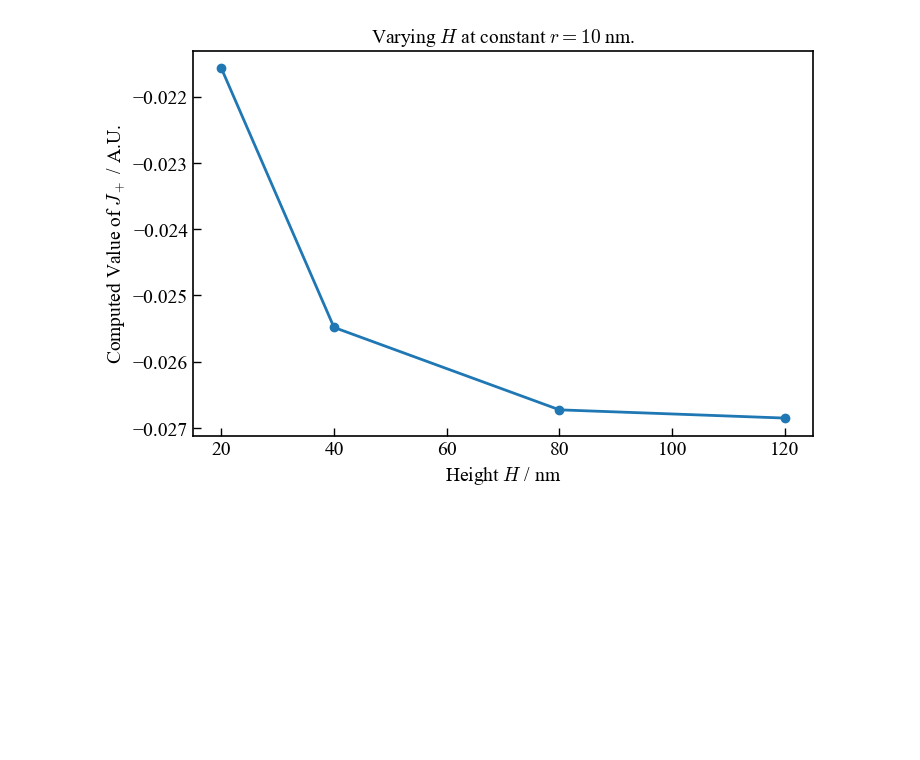
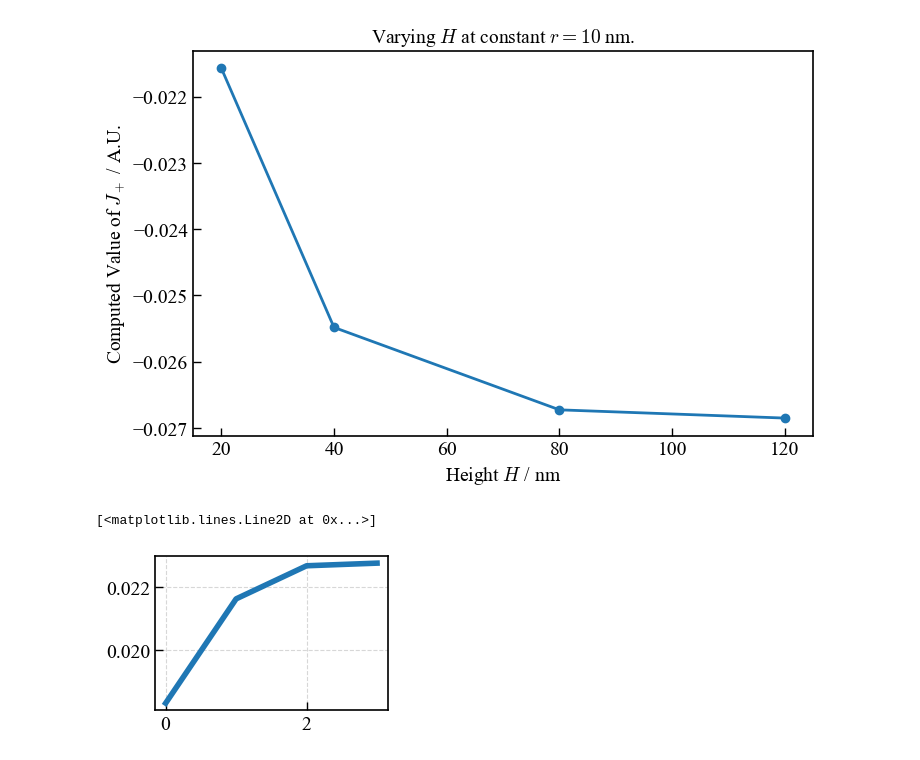
Before and after one commit to chloisu/SMPNP, a Jupyter notebook: scripts/plot/plot.ipynb, the cells around one changed output. Cells and saved outputs as stored; diff of their text form; code cells hidden in the pictures; blank space fills up the shorter version.

Commit message:
some edits to Snakefile and plots

```diff
--- a/scripts/plot/plot.ipynb
+++ b/scripts/plot/plot.ipynb
@@ -168,3 +168,13 @@ plt.grid()
 plt.show()
 # %% [output]
 [figure]
+# %%
+h20,flux_20 = analyze_integrals("/Users/nik/Documents/projects/2025_IonTrappingInCoatedSeparator_OSU_Collaboration/Data/postprocessing_outputs/20250506_r_10nm_h_20nm_l_50nm_phiT_50/",[20],filename_pattern="extract_pore_center_radius_line.csv",y_col="total_flux_cplus:0")
+h40,flux_40 = analyze_integrals("/Users/nik/Documents/projects/2025_IonTrappingInCoatedSeparator_OSU_Collaboration/Data/postprocessing_outputs/20250506_r_10nm_h_40nm_l_50nm_phiT_15/",[40],filename_pattern="extract_pore_center_radius_line.csv",y_col="total_flux_cplus:0")
+h80,flux_80 = analyze_integrals("/Users/nik/Documents/projects/2025_IonTrappingInCoatedSeparator_OSU_Collaboration/Data/postprocessing_outputs/20250506_r_10nm_h_80nm_l_50nm_phiT_15/",[80],filename_pattern="extract_pore_center_radius_line.csv",y_col="total_flux_cplus:0")
+h120,flux_120 = analyze_integrals("/Users/nik/Documents/projects/2025_IonTrappingInCoatedSeparator_OSU_Collaboration/Data/postprocessing_outputs/20250506_r_10nm_h_120nm_l_50nm_phiT_15/",[120],filename_pattern="extract_pore_center_radius_line.csv",y_col="total_flux_cplus:0")
+# %%
+plt.plot([flux_20,flux_40,flux_80,flux_120])
+# %% [output]
+[<matplotlib.lines.Line2D at 0x...>]
+[figure, added]
```
Also changed, not shown: parts of 1 cell of this notebook, 4 other files.
